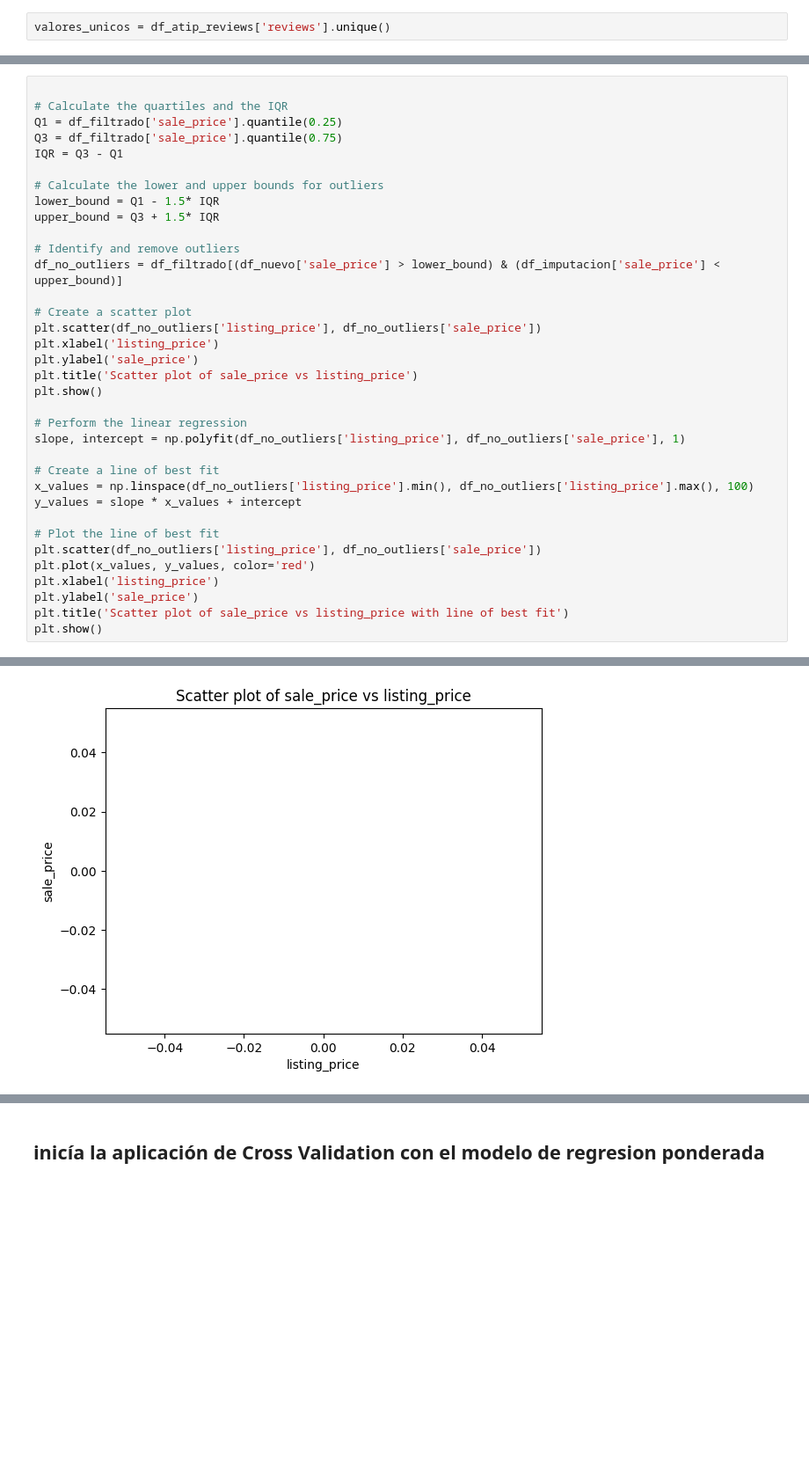
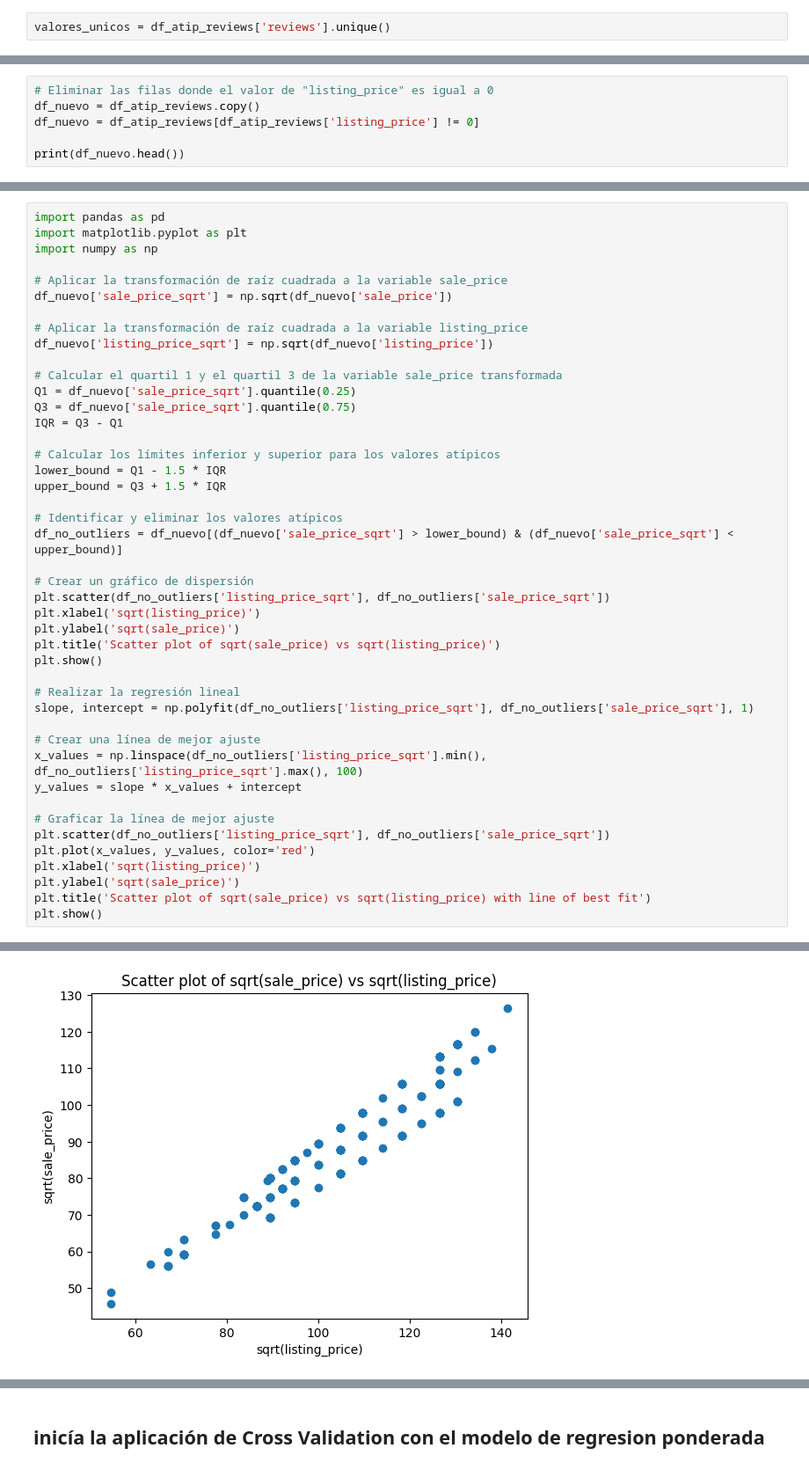
Before and after one commit to pau1ag/caso1, a Jupyter notebook: cross.ipynb, the cells around one changed output, grey strips where cells are left out. Shown: that part at 88% size. Saved outputs shown, nothing was run; the diff lists cells and outputs as text; blank space fills up the shorter version.

```diff
--- a/cross.ipynb
+++ b/cross.ipynb
@@ -135,0 +107,6 @@ Index: []
+# %%
+# Eliminar las filas donde el valor de "listing_price" es igual a 0
+df_nuevo = df_atip_reviews.copy()
+df_nuevo = df_atip_reviews[df_atip_reviews['listing_price'] != 0]
+
+print(df_nuevo.head())
@@ -136,36 +134,45 @@ Index: []
 # %%
+import pandas as pd
+import matplotlib.pyplot as plt
+import numpy as np
 
-# Calculate the quartiles and the IQR
-Q1 = df_filtrado['sale_price'].quantile(0.25)
-Q3 = df_filtrado['sale_price'].quantile(0.75)
+# Aplicar la transformación de raíz cuadrada a la variable sale_price
+df_nuevo['sale_price_sqrt'] = np.sqrt(df_nuevo['sale_price'])
+
+# Aplicar la transformación de raíz cuadrada a la variable listing_price
+df_nuevo['listing_price_sqrt'] = np.sqrt(df_nuevo['listing_price'])
+
+# Calcular el quartil 1 y el quartil 3 de la variable sale_price transformada
+Q1 = df_nuevo['sale_price_sqrt'].quantile(0.25)
+Q3 = df_nuevo['sale_price_sqrt'].quantile(0.75)
 IQR = Q3 - Q1
 
-# Calculate the lower and upper bounds for outliers
-lower_bound = Q1 - 1.5* IQR
-upper_bound = Q3 + 1.5* IQR
+# Calcular los límites inferior y superior para los valores atípicos
+lower_bound = Q1 - 1.5 * IQR
+upper_bound = Q3 + 1.5 * IQR
 
-# Identify and remove outliers
-df_no_outliers = df_filtrado[(df_nuevo['sale_price'] > lower_bound) & (df_imputacion['sale_price'] < upper_bound)]
+# Identificar y eliminar los valores atípicos
+df_no_outliers = df_nuevo[(df_nuevo['sale_price_sqrt'] > lower_bound) & (df_nuevo['sale_price_sqrt'] < upper_bound)]
 
-# Create a scatter plot
-plt.scatter(df_no_outliers['listing_price'], df_no_outliers['sale_price'])
-plt.xlabel('listing_price')
-plt.ylabel('sale_price')
-plt.title('Scatter plot of sale_price vs listing_price')
+# Crear un gráfico de dispersión
+plt.scatter(df_no_outliers['listing_price_sqrt'], df_no_outliers['sale_price_sqrt'])
+plt.xlabel('sqrt(listing_price)')
+plt.ylabel('sqrt(sale_price)')
+plt.title('Scatter plot of sqrt(sale_price) vs sqrt(listing_price)')
 plt.show()
 
-# Perform the linear regression
-slope, intercept = np.polyfit(df_no_outliers['listing_price'], df_no_outliers['sale_price'], 1)
+# Realizar la regresión lineal
+slope, intercept = np.polyfit(df_no_outliers['listing_price_sqrt'], df_no_outliers['sale_price_sqrt'], 1)
 
-# Create a line of best fit
-x_values = np.linspace(df_no_outliers['listing_price'].min(), df_no_outliers['listing_price'].max(), 100)
+# Crear una línea de mejor ajuste
+x_values = np.linspace(df_no_outliers['listing_price_sqrt'].min(), df_no_outliers['listing_price_sqrt'].max(), 100)
 y_values = slope * x_values + intercept
 
-# Plot the line of best fit
-plt.scatter(df_no_outliers['listing_price'], df_no_outliers['sale_price'])
+# Graficar la línea de mejor ajuste
+plt.scatter(df_no_outliers['listing_price_sqrt'], df_no_outliers['sale_price_sqrt'])
 plt.plot(x_values, y_values, color='red')
-plt.xlabel('listing_price')
-plt.ylabel('sale_price')
-plt.title('Scatter plot of sale_price vs listing_price with line of best fit')
+plt.xlabel('sqrt(listing_price)')
+plt.ylabel('sqrt(sale_price)')
+plt.title('Scatter plot of sqrt(sale_price) vs sqrt(listing_price) with line of best fit')
 plt.show()
 # %% [output]
@@ -172 +189 @@ plt.show()
-[figure, old version]
+[figure, new version]
```
Also changed, not shown: parts of 11 cells of this notebook.
